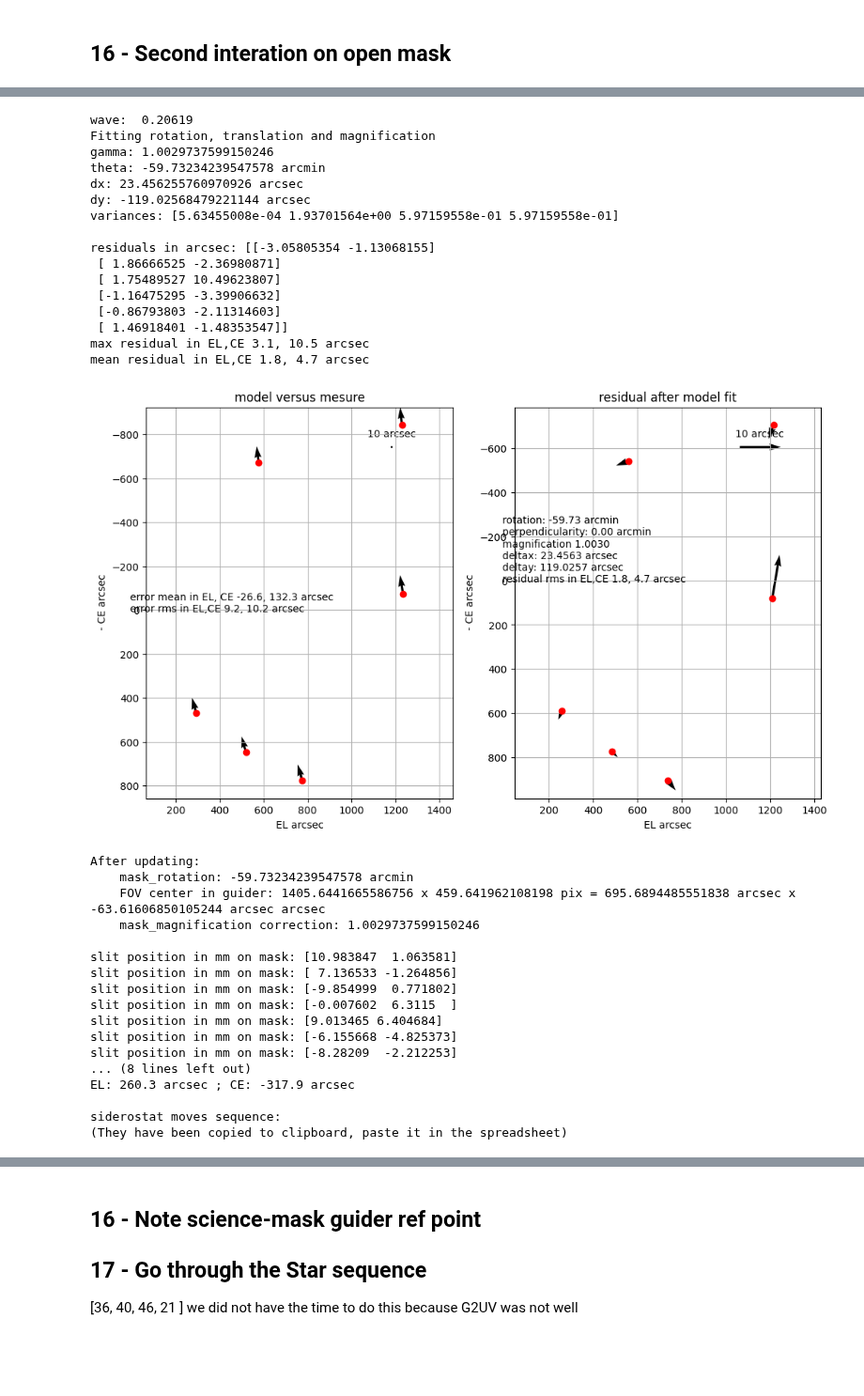
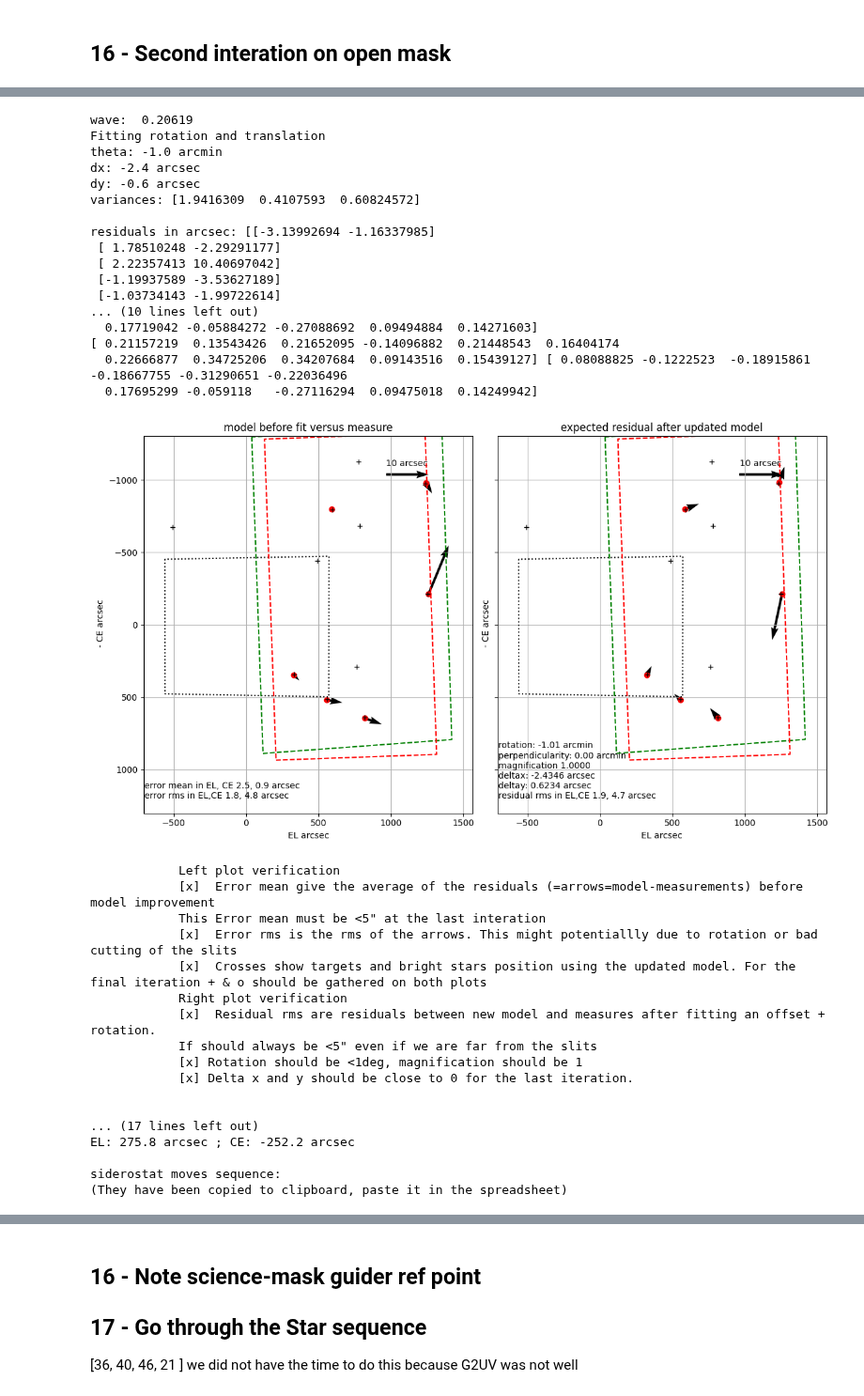
Before and after one commit to vpicouet/FireBallPipe, a Jupyter notebook: Notebook/2023/FTS/FTS_XY1_F4.ipynb, the cells around one changed output, grey strips where cells are left out. Shown at 94% size. Drawn from its saved outputs; the diff is of its cells as text; code cells hidden in the pictures; blank space fills up the shorter version.

```diff
--- a/Notebook/2023/FTS/FTS_XY1_F4.ipynb
+++ b/Notebook/2023/FTS/FTS_XY1_F4.ipynb
@@ -193,5 +193,12 @@ try:
 except Exception:
     pass
 slit_path
+star_target_path = "Calibration/Targets/2022/GuidingStars/%s_guidingstars.csv"%(Field)
+F1_stars = Table.read(star_target_path).to_pandas()
+
+stars =  [29, 34, 18, 14 ]
+selected_stars =Table.from_pandas((reduce(pd.DataFrame.append, map(lambda i: F1_stars[F1_stars['Internal count'] == i],stars))))
+
+stars_and_slits = vstack([selected_stars["RA","DEC"],selected_slits["RA","DEC"]])
 # %% [output]
 [figure]
@@ -296,6 +293,6 @@ wave:  0.20619
 # %%
 slits_coord_obs = G2UV.detector2guider(slits_coord_obs_det, wave=obs_wave, angle=True  )
 weight = np.array( [1.]*16  + [1./(1. + 1e-1)]*16)
-G2UVcor, residuals = G2UV.update_model(slits_coord_valid[1:], slits_coord_obs[1:], plot=True, figsize=(12,7),gamma=False)#, labels=slits_valid
+G2UVcor, residuals = G2UV.update_model(slits_coord_valid[1:], slits_coord_obs[1:], plot=True, figsize=(12,7),gamma=False,selected_stars=stars_and_slits)
 # %% [output]
 Fitting rotation and translation
@@ -550,7 +549,7 @@ slits_coord_obs = G2UV.detector2guider(slits_coord_obs_det, wave=obs_wave, angle
 slits_coord_obs
 slits_coord_obs = G2UV.detector2guider(slits_coord_obs_det, wave=obs_wave, angle=True  )
 weight = np.array( [1.]*16  + [1./(1. + 1e-1)]*16)
-G2UVcor, residuals = G2UV.update_model(slits_coord_valid[1:], slits_coord_obs[1:], plot=True, figsize=(12,7),gamma=False)#, labels=slits_valid
+G2UVcor, residuals = G2UV.update_model(slits_coord_valid[1:], slits_coord_obs[1:], plot=True, figsize=(12,7),gamma=False,selected_stars=stars_and_slits)
 
 
 moves, flags, slit_coords = G2UVcor.compute_autocoll_moves_slits(slits, F1, hystcomp = Hysteresis_compensation, CEg = CEg, Elg = Elg)
@@ -564,62 +563,63 @@ try:
 except Exception as e:
     print("Could not copy: ", e)
 moves
 
 new_cat = slit_path[:6]
 new_cat["EL"] = moves["EL"][1:]
 new_cat["CE"] = moves["CE"][1:]
 
 new_cat["El_sky"] = new_cat["EL"]  * 2 * Elg
 new_cat["Cel_sky"] = new_cat["CE"] * 2 * CEg
 new_cat["Frame_angular_distance"] = np.sqrt(new_cat["El_sky"]**2 + new_cat["Cel_sky"]**2)
 new_cat["frame_divided_sky"] = new_cat["Frame_angular_distance"] / new_cat["angular_distance"]
 new_cat["EL_dec_ratio"] =   new_cat["El_sky"] / new_cat["dec_diff"]
 new_cat["CE_ra_ratio"] =   new_cat["Cel_sky"] / new_cat["ra_diff"]
 # new_cat
 # new_cat.to_pandas().to_clipboard()
 
 
 
 plt.figure()
 plt.plot(new_cat["angular_distance"],-new_cat["EL_dec_ratio"],":P",label="El move / dec angular distance between targets")
 plt.plot(new_cat["angular_distance"],-new_cat["CE_ra_ratio"],":X",label="CE move / ra angular distance between targets")
 plt.plot(new_cat["angular_distance"],1/new_cat["frame_divided_sky"],":o",label="Sky angular move / angular distance between targets, mean =%0.1f%%"%(100*(1/new_cat["frame_divided_sky"].mean()-1)))
 plt.legend()
 plt.ylim((0.95,1.05))
 plt.show()
 new_cat#["ra_diff","dec_diff","El_sky","Cel_sky","frame_divided_sky","EL_dec_ratio","CE_ra_ratio"]#,"EL_moves","CE_moves"
 # %% [output]
 wave:  0.20619
-Fitting rotation, translation and magnification
-gamma: 1.0029737599150246
-theta: -59.73234239547578 arcmin
-dx: 23.456255760970926 arcsec
-dy: -119.02568479221144 arcsec
-variances: [5.63455008e-04 1.93701564e+00 5.97159558e-01 5.97159558e-01]
+Fitting rotation and translation
+theta: -1.0 arcmin
+dx: -2.4 arcsec
+dy: -0.6 arcsec
+variances: [1.9416309  0.4107593  0.60824572]
 
-residuals in arcsec: [[-3.05805354 -1.13068155]
- [ 1.86666525 -2.36980871]
- [ 1.75489527 10.49623807]
- [-1.16475295 -3.39906632]
- [-0.86793803 -2.11314603]
- [ 1.46918401 -1.48353547]]
-max residual in EL,CE 3.1, 10.5 arcsec
-mean residual in EL,CE 1.8, 4.7 arcsec
+residuals in arcsec: [[-3.13992694 -1.16337985]
+ [ 1.78510248 -2.29291177]
+ [ 2.22357413 10.40697042]
+ [-1.19937589 -3.53627189]
+ [-1.03734143 -1.99722614]
+... (10 lines left out)
+  0.17719042 -0.05884272 -0.27088692  0.09494884  0.14271603]
+[ 0.21157219  0.13543426  0.21652095 -0.14096882  0.21448543  0.16404174
+  0.22666877  0.34725206  0.34207684  0.09143516  0.15439127] [ 0.08088825 -0.1222523  -0.18915861 -0.18667755 -0.31290651 -0.22036496
+  0.17695299 -0.059118   -0.27116294  0.09475018  0.14249942]
-[figure, old version]
+[figure, new version]
-After updating:
-    mask_rotation: -59.73234239547578 arcmin
-    FOV center in guider: 1405.6441665586756 x 459.641962108198 pix = 695.6894485551838 arcsec x -63.61606850105244 arcsec arcsec
-    mask_magnification correction: 1.0029737599150246
+            Left plot verification
+            [x]  Error mean give the average of the residuals (=arrows=model-measurements) before model improvement
+            This Error mean must be <5" at the last interation
+            [x]  Error rms is the rms of the arrows. This might potentiallly due to rotation or bad cutting of the slits
+            [x]  Crosses show targets and bright stars position using the updated model. For the final iteration + & o should be gathered on both plots
+            Right plot verification
+            [x]  Residual rms are residuals between new model and measures after fitting an offset + rotation.
+            If should always be <5" even if we are far from the slits
+            [x] Rotation should be <1deg, magnification should be 1
+            [x] Delta x and y should be close to 0 for the last iteration.
 
-slit position in mm on mask: [10.983847  1.063581]
-slit position in mm on mask: [ 7.136533 -1.264856]
-slit position in mm on mask: [-9.854999  0.771802]
-slit position in mm on mask: [-0.007602  6.3115  ]
-slit position in mm on mask: [9.013465 6.404684]
-slit position in mm on mask: [-6.155668 -4.825373]
-slit position in mm on mask: [-8.28209  -2.212253]
-... (8 lines left out)
-EL: 260.3 arcsec ; CE: -317.9 arcsec
+
+... (17 lines left out)
+EL: 275.8 arcsec ; CE: -252.2 arcsec
 
 siderostat moves sequence:
 (They have been copied to clipboard, paste it in the spreadsheet)
```
Also changed, not shown: parts of 8 cells of this notebook, 41 other files.
